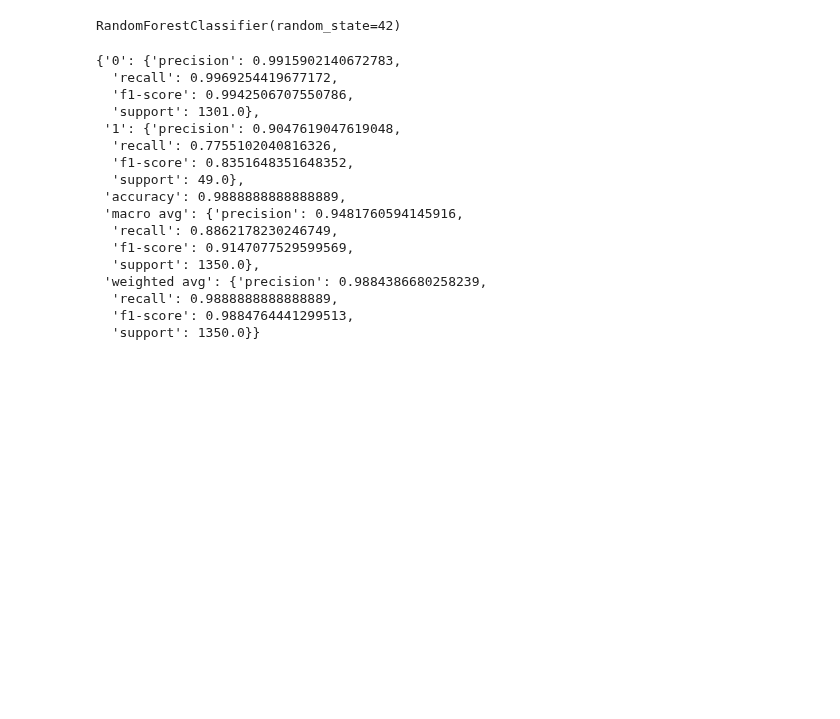
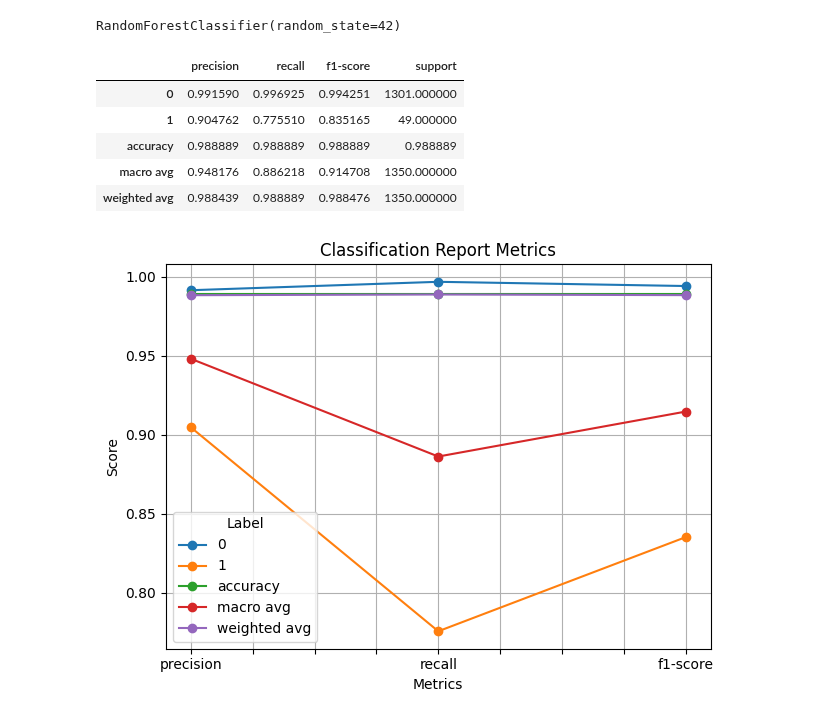
Before and after one commit to Alger3/Climbing_Model, a Jupyter notebook: model/dummy.ipynb, the cells around one changed output. Saved outputs shown, nothing was run; the diff lists cells and outputs as text; code cells hidden in the pictures; blank space fills up the shorter version.

Commit message:
Add visualisation

```diff
--- a/model/dummy.ipynb
+++ b/model/dummy.ipynb
@@ -43,22 +43,32 @@ y_pred = clf.predict(X_test)
 report = classification_report(y_test, y_pred, output_dict=True)
 report_df = pd.DataFrame(report).transpose()
 # %%
-report
+# 0: is the model performance of class 0 (not feasible)
+# 1: is the model performance of class 1 (feasible)
+# macro avg: the average value that not consider the proportion of clss
+# weighted avg: the performance of whole model
+
+# precision: true1/(true1+fake1)
+# recall: true1/(true1+fake0)
+# f1-score: Reconciled average of combined precision and recall rates
+# support: the number of the sample of this class (TEST SET)
+report_df
 # %% [output]
-{'0': {'precision': 0.9915902140672783,
-  'recall': 0.9969254419677172,
-  'f1-score': 0.9942506707550786,
-  'support': 1301.0},
- '1': {'precision': 0.9047619047619048,
-  'recall': 0.7755102040816326,
-  'f1-score': 0.8351648351648352,
-  'support': 49.0},
- 'accuracy': 0.9888888888888889,
- 'macro avg': {'precision': 0.9481760594145916,
-  'recall': 0.8862178230246749,
-  'f1-score': 0.9147077529599569,
-  'support': 1350.0},
- 'weighted avg': {'precision': 0.9884386680258239,
-  'recall': 0.9888888888888889,
-  'f1-score': 0.9884764441299513,
-  'support': 1350.0}}
+|  | precision | recall | f1-score | support |
+| 0 | 0.991590 | 0.996925 | 0.994251 | 1301.000000 |
+| 1 | 0.904762 | 0.775510 | 0.835165 | 49.000000 |
+| accuracy | 0.988889 | 0.988889 | 0.988889 | 0.988889 |
+| macro avg | 0.948176 | 0.886218 | 0.914708 | 1350.000000 |
+| weighted avg | 0.988439 | 0.988889 | 0.988476 | 1350.000000 |
+# %%
+plot_df = report_df[["precision","recall","f1-score"]]
+plot_df.T.plot(marker='o')
+plt.xlabel("Metrics")
+plt.ylabel("Score")
+plt.title("Classification Report Metrics")
+plt.legend(title="Label")
+plt.grid(True)
+plt.tight_layout()
+plt.show()
+# %% [output]
+[figure, added]
```
